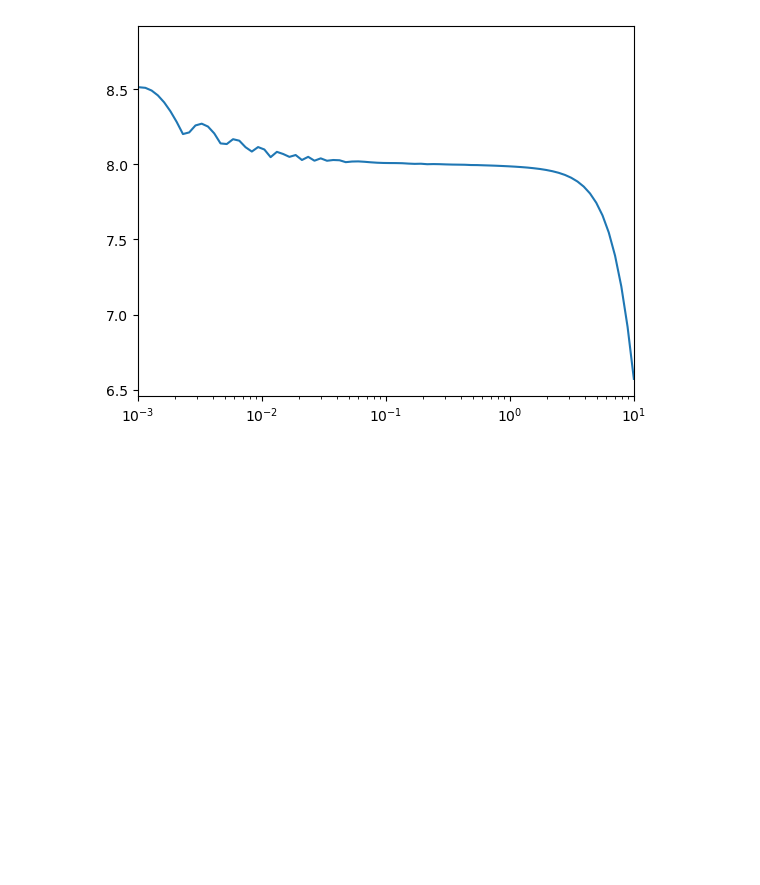
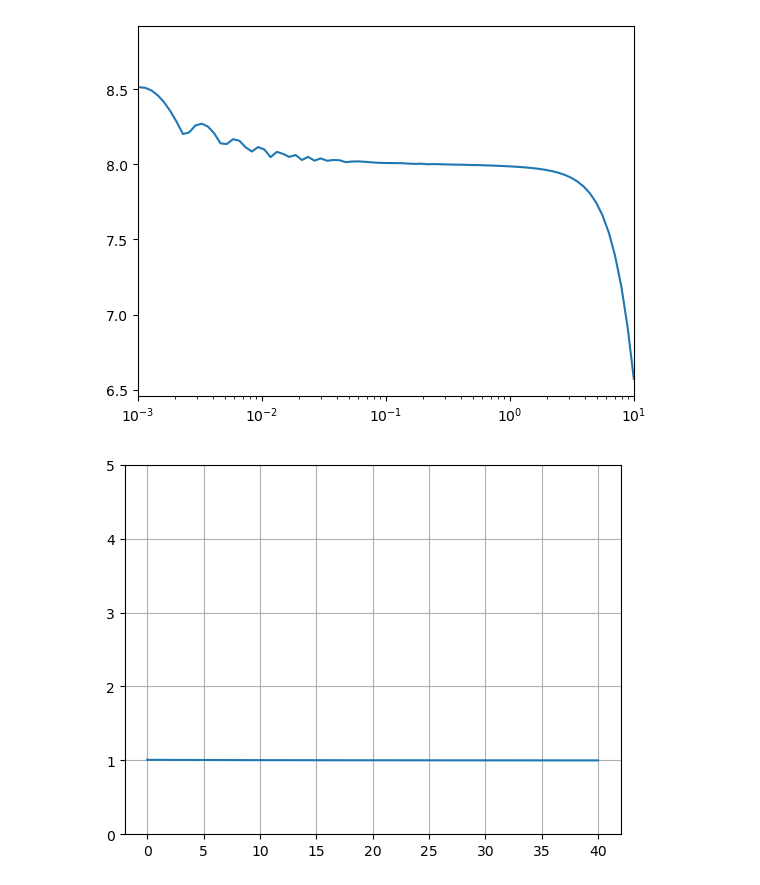
Before and after one commit to Daniele-PyBECTN/molecular_quantum_optics, a Jupyter notebook: Anomalous_saturation/gamma_trend.ipynb, the cells around one changed output. Drawn from its saved outputs; the diff is of its cells as text; code cells hidden in the pictures; blank space fills up the shorter version.

```diff
--- a/Anomalous_saturation/gamma_trend.ipynb
+++ b/Anomalous_saturation/gamma_trend.ipynb
@@ -287,3 +287,28 @@ plt.xlim(1e-3,1e1)
 # %% [output]
 (0.001, 10.0)
 [figure]
+# %%
+Nv = 3
+s_ = tensor(sigmam(), qeye(Nv))
+b = tensor(qeye(2), destroy(Nv))
+
+vk = np.linspace(0,40,100)
+vS = np.zeros(len(vk))
+gv = 20
+g = 1e-1
+Om = 1
+for nk, k in enumerate(vk):
+    c_jumps = [ g**.5 *s_, gv**.5 *b, k**.5 *b*s_  ]
+    H = 0 * s_.dag()*s_ + Om*( b*s_ + (b*s_).dag() )
+
+    rhoss = steadystate(H, c_jumps)
+    pop = expect(s_.dag()*s_, rhoss)
+    S = pop/(1.-pop)
+    vS[nk] = S
+# %%
+Sa = 4*Om**2/(g*gv)
+plt.plot(vk, (Sa/vS)**.5/(1.+vk/gv) )
+plt.ylim(0,5)
+plt.grid()
+# %% [output]
+[figure, added]
```
Also changed, not shown: 2 other files.
